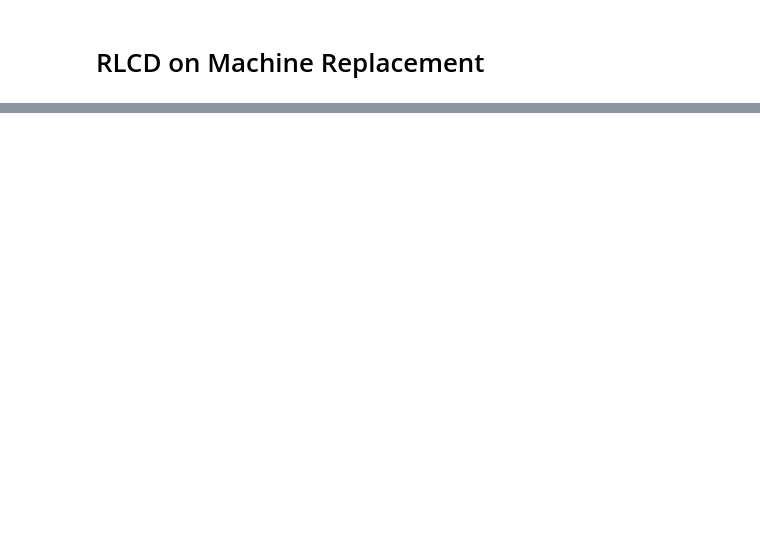
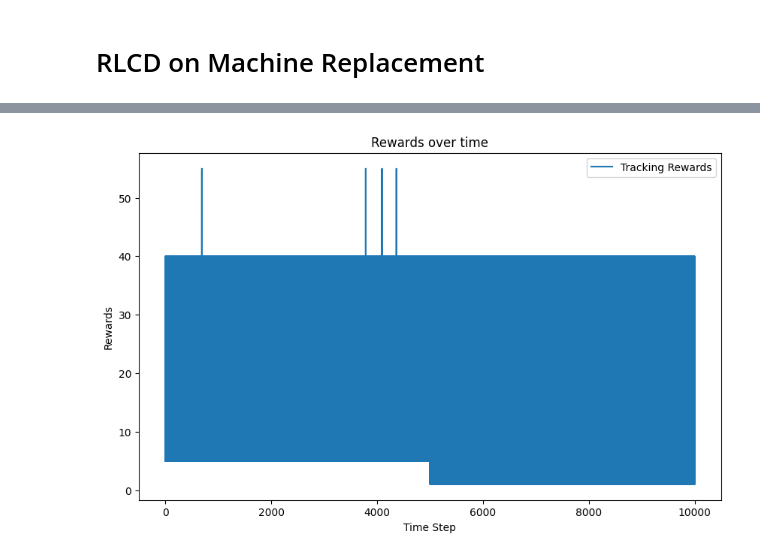
Before and after one commit to s0han24/tabular_rl_methods, a Jupyter notebook: machine_replacement/rlcd_impl.ipynb, the cells around one changed output, grey strips where cells are left out. Saved outputs shown, nothing was run; the diff lists cells and outputs as text; code cells hidden in the pictures; blank space fills up the shorter version.

```diff
--- a/machine_replacement/rlcd_impl.ipynb
+++ b/machine_replacement/rlcd_impl.ipynb
@@ -90,11 +105,2 @@ def dyna_stochastic(model, q_values, experiences, num_simulations, max_simulatio
 # %% [markdown]
 # RLCD on Machine Replacement
-# %%
-# set total number of states and define a transition probability matrix of that size
-num_states = 10
-num_actions = 2
-replacement_cost = 50
-num_changes = 2
-transition_probabilities = np.zeros((num_changes + 1, 2, num_states, num_states))
-max_restarts = 10
-epsilon = 1
@@ -297,3 +393,13 @@ plt.show()
+# %%
+plt.figure(figsize=(10, 6))
+plt.plot(tracking_rewards, label='Tracking Rewards')
+plt.xlabel('Time Step')
+plt.ylabel('Rewards')
+plt.title('Rewards over time')
+plt.legend()
+plt.show()
+# %% [output]
+[figure, added]
 # %%
 # plotting the quality of the best model over time
 plt.figure(figsize=(10, 6))
```
Also changed, not shown: parts of 23 cells of this notebook, 3 other files.
